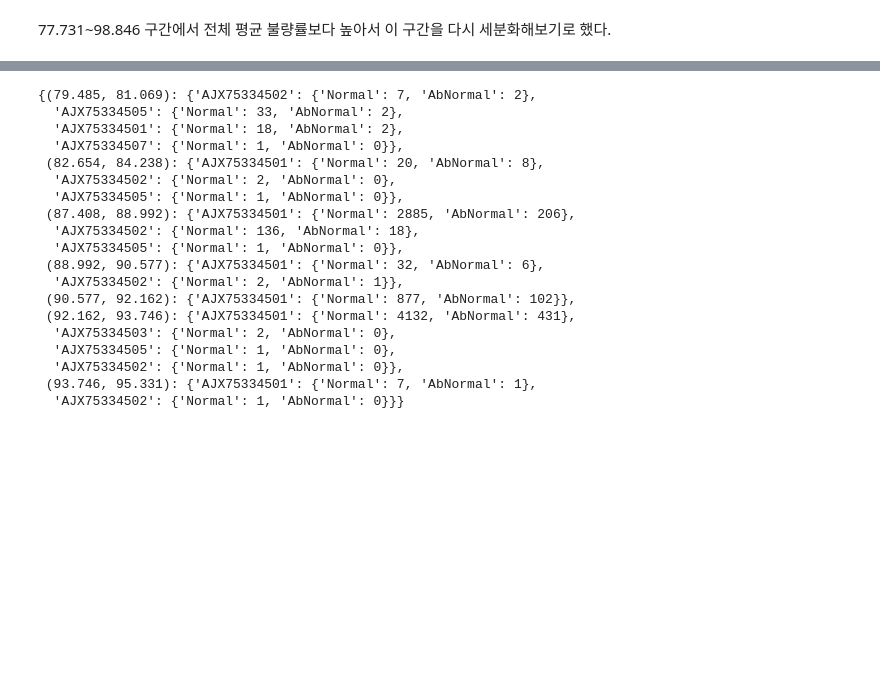
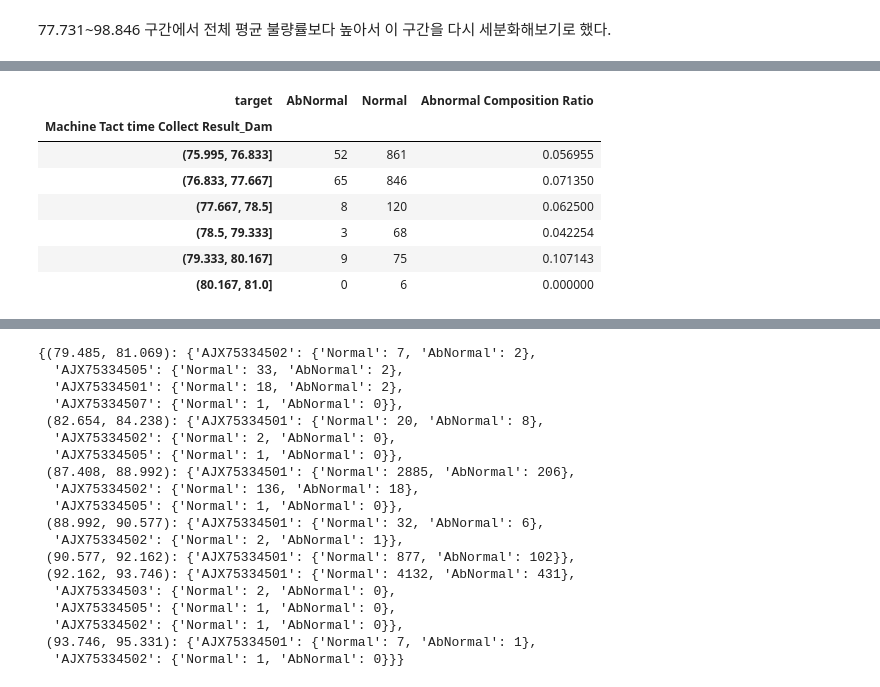
Before and after one commit to dyk9916/Lg_aimers5, a Jupyter notebook: code_log/dongyoung_code/0810Fill1.ipynb, the cells around one changed output, grey strips where cells are left out. Saved outputs shown, nothing was run; the diff lists cells and outputs as text; code cells hidden in the pictures; blank space fills up the shorter version.

```diff
--- a/code_log/dongyoung_code/0810Fill1.ipynb
+++ b/code_log/dongyoung_code/0810Fill1.ipynb
@@ -807,0 +765,24 @@ class_counts
+# %%
+filtered_data2 = train_data[train_data['Machine Tact time Collect Result_Dam'].between(76,81)]
+
+# Divide the machine tact time into 10 classes
+time_bins = pd.cut(filtered_data2['Machine Tact time Collect Result_Dam'], bins=6)
+
+# Group by the time bins and target to find the count of abnormal and normal for each class
+class_counts = filtered_data2.groupby([time_bins, 'target']).size().unstack(fill_value=0)
+
+# Calculate the abnormal composition ratio for each class
+class_counts['Abnormal Composition Ratio'] = class_counts['AbNormal'] / (class_counts['AbNormal'] + class_counts['Normal'])
+
+# Fill NaN values with 0 (in cases where both AbNormal and Normal counts are 0)
+
+class_counts
+# %% [output]
+| target | AbNormal | Normal | Abnormal Composition Ratio |
+| Machine Tact time Collect Result_Dam |  |  |  |
+| (75.995, 76.833] | 52 | 861 | 0.056955 |
+| (76.833, 77.667] | 65 | 846 | 0.071350 |
+| (77.667, 78.5] | 8 | 120 | 0.062500 |
+| (78.5, 79.333] | 3 | 68 | 0.042254 |
+| (79.333, 80.167] | 9 | 75 | 0.107143 |
+| (80.167, 81.0] | 0 | 6 | 0.000000 |
```
Also changed, not shown: parts of 13 cells of this notebook, 1 other file.
